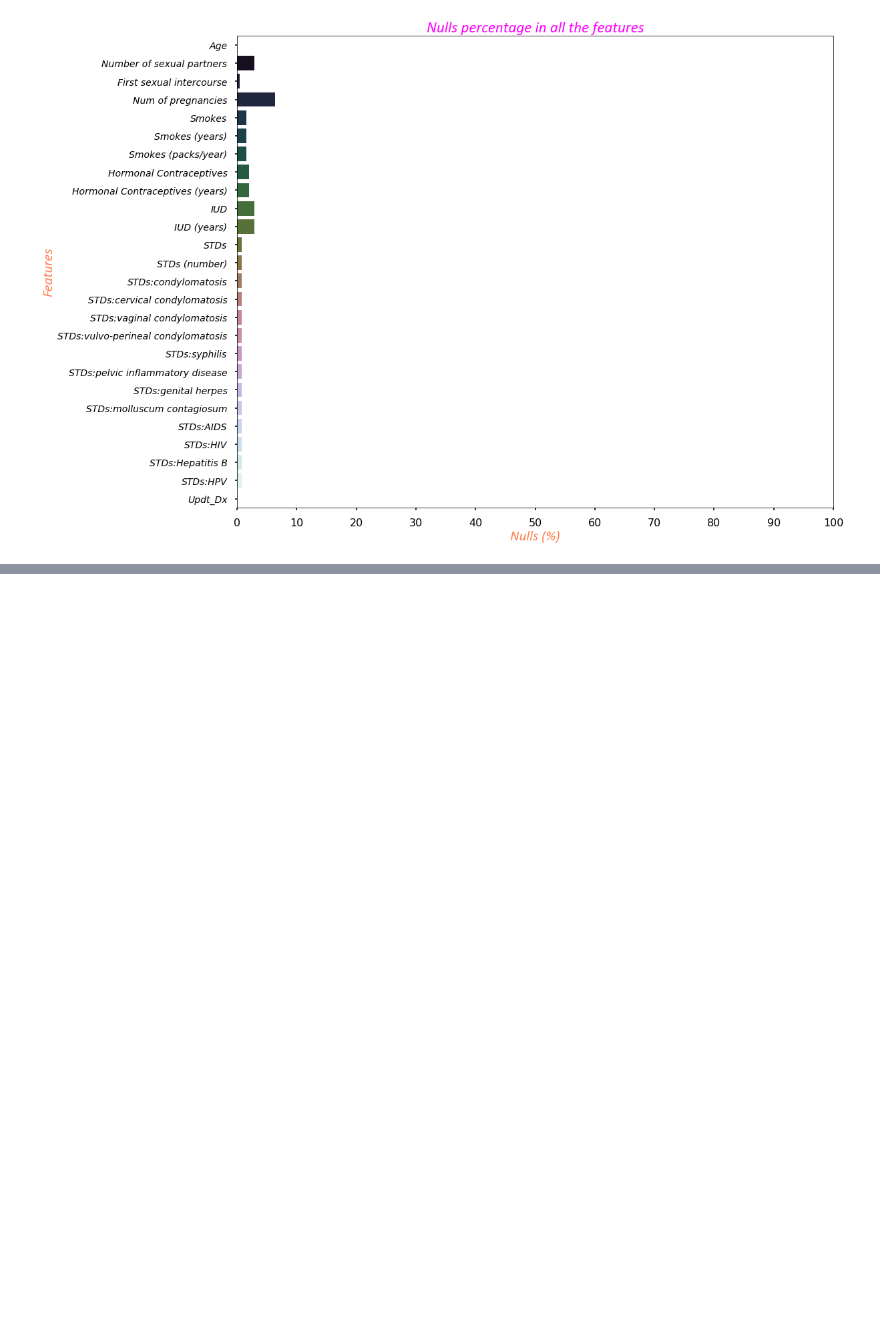
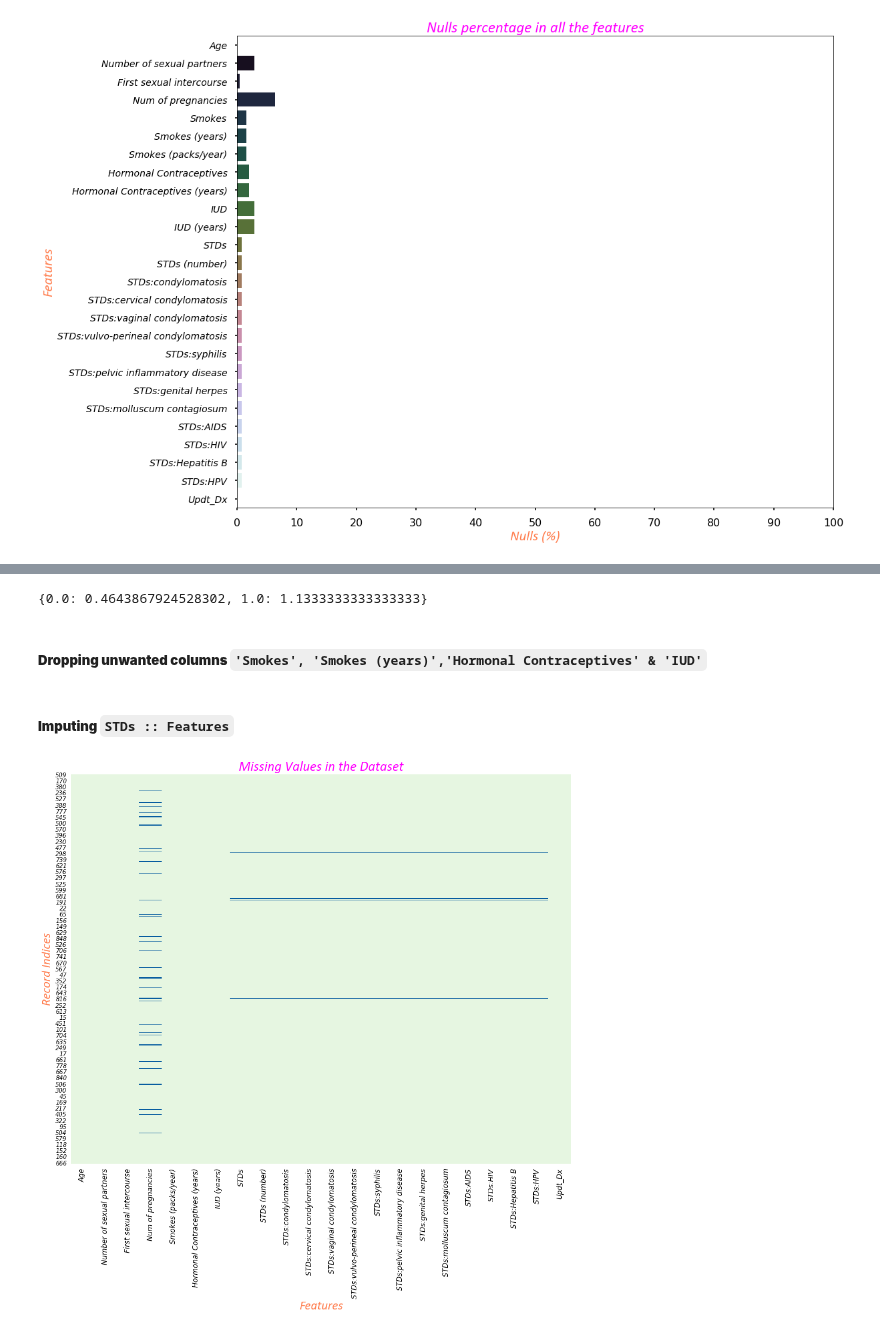
Before and after one commit to raj-shr-git/AAIC_Practice, a Jupyter notebook: MODULES/Untitled.ipynb, the cells around one changed output, grey strips where cells are left out. Saved outputs shown, nothing was run; the diff lists cells and outputs as text; code cells hidden in the pictures; blank space fills up the shorter version.

```diff
--- a/MODULES/Untitled.ipynb
+++ b/MODULES/Untitled.ipynb
@@ -408,0 +422,4 @@ X1['Number of sexual partners']
+# %%
+X1['Hormonal Contraceptives (years)']=X1[['Updt_Dx','Hormonal Contraceptives (years)']].apply(lambda row: X1_HC_year[row['Updt_Dx']]\
+                                                                        if pd.isnull(row['Hormonal Contraceptives (years)'])\
+                                                                        else row['Hormonal Contraceptives (years)'],axis=1)
@@ -408,0 +428,27 @@ X1['Number of sexual partners']
+# %%
+X1_IUD_year = X1[X1['IUD (years)']!= -1].groupby(['Updt_Dx'])['IUD (years)'].mean().to_dict()
+X1_IUD_year
+# %% [output]
+{0.0: 0.4643867924528302, 1.0: 1.1333333333333333}
+# %%
+X1['IUD (years)']=X1[['Updt_Dx','IUD (years)']].apply(lambda row: X1_IUD_year[row['Updt_Dx']]\
+                                                                        if pd.isnull(row['IUD (years)'])\
+                                                                        else row['IUD (years)'],axis=1)
+# %% [markdown]
+##### **Dropping unwanted columns `'Smokes', 'Smokes (years)','Hormonal Contraceptives' & 'IUD'`**
+# %%
+X1.drop(['Smokes', 'Smokes (years)','Hormonal Contraceptives','IUD'],axis=True,inplace=True)
+# %% [markdown]
+##### **Imputing `STDs :: Features`**
+# %%
+with plt.style.context('seaborn'):
+    plt.figure(figsize=(15,12))
+    sns.heatmap(data=pd.DataFrame(X1.isnull()),cmap=ListedColormap(sns.color_palette('GnBu',10)),cbar=False)
+    plt.xlabel('Features',fontdict=label_dict)
+    plt.ylabel('Record Indices',fontdict=label_dict)
+    plt.title('Missing Values in the Dataset',fontdict=title_dict)
+    plt.xticks(color='black',size=12,style='oblique')
+    plt.yticks(color='black',size=10,style='oblique')
+plt.show()
+# %% [output]
+[figure, added]
```
Also changed, not shown: parts of 87 cells of this notebook.
